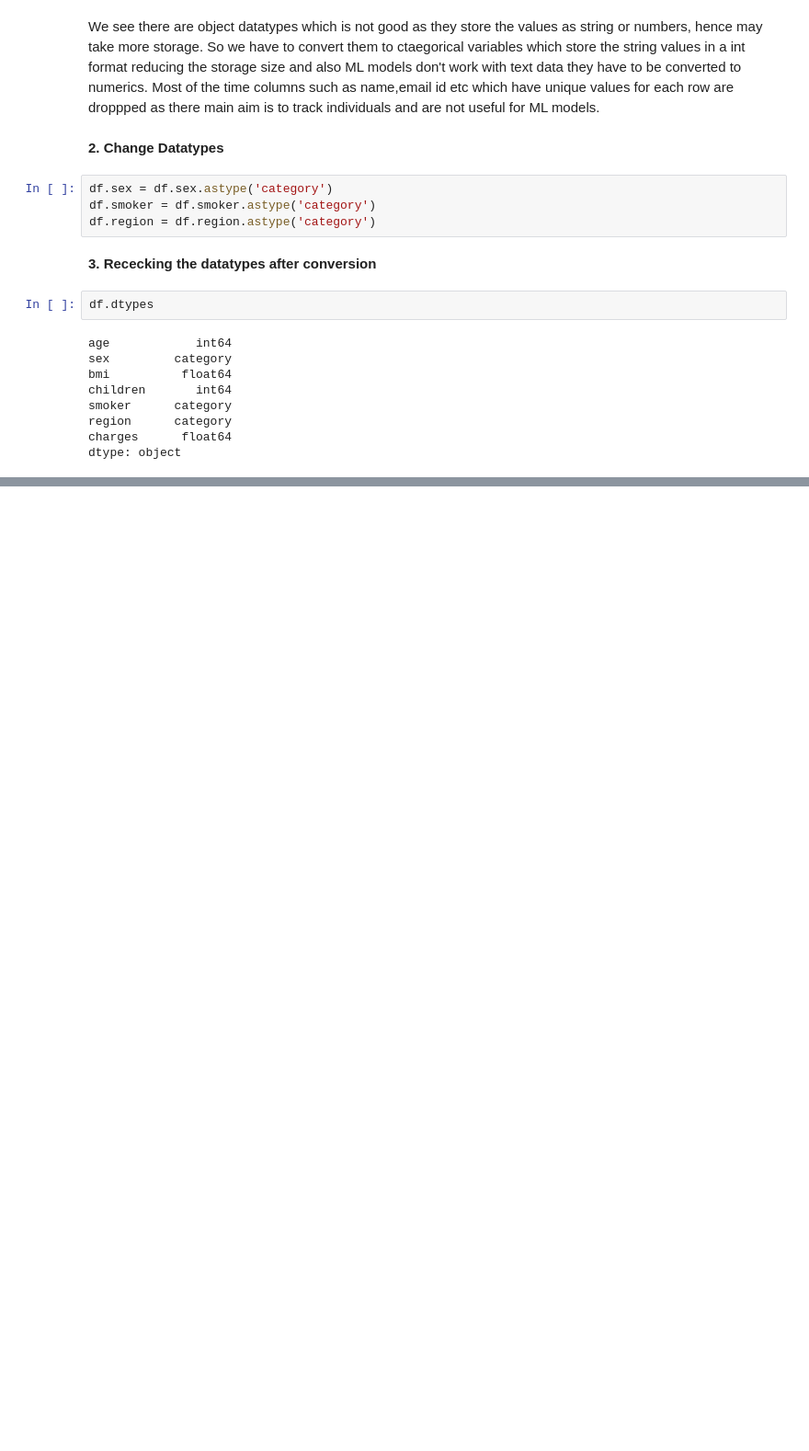
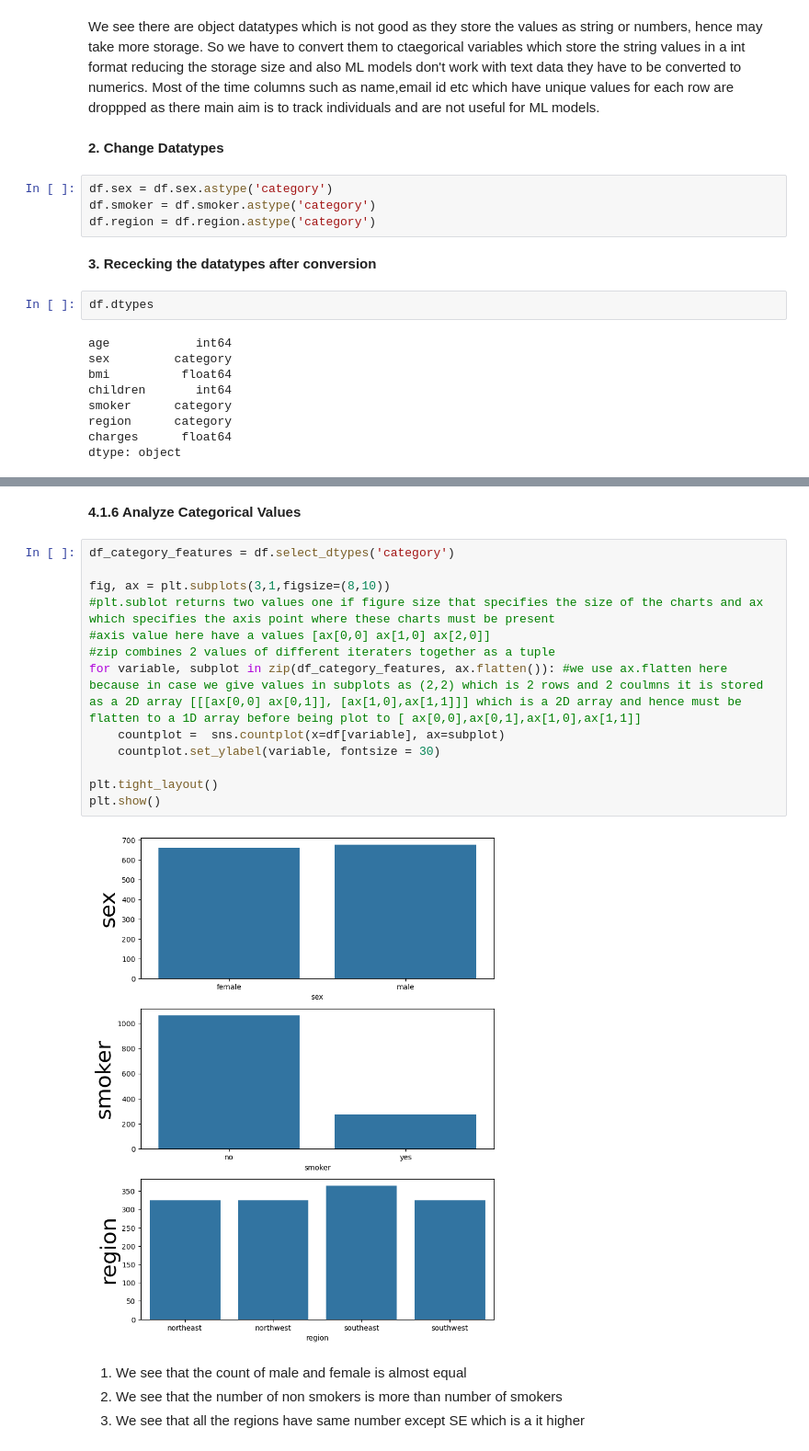
Before and after one commit to sawan13499/Health-Insurance-Case-Study, a Jupyter notebook: Health_Insurance_Case_Study_Practice.ipynb, the cells around one changed output, grey strips where cells are left out. Shown at 92% size. Saved outputs shown, nothing was run; the diff lists cells and outputs as text; blank space fills up the shorter version.

```diff
--- a/Health_Insurance_Case_Study_Practice.ipynb
+++ b/Health_Insurance_Case_Study_Practice.ipynb
@@ -147,0 +265,21 @@ dtype: object
+# %% [markdown]
+**4.1.6 Analyze Categorical Values**
+# %%
+df_category_features = df.select_dtypes('category')
+
+fig, ax = plt.subplots(3,1,figsize=(8,10))
+#plt.sublot returns two values one if figure size that specifies the size of the charts and ax which specifies the axis point where these charts must be present
+#axis value here have a values [ax[0,0] ax[1,0] ax[2,0]]
+#zip combines 2 values of different iteraters together as a tuple
+for variable, subplot in zip(df_category_features, ax.flatten()): #we use ax.flatten here because in case we give values in subplots as (2,2) which is 2 rows and 2 coulmns it is stored as a 2D array [[[ax[0,0] ax[0,1]], [ax[1,0],ax[1,1]]] which is a 2D array and hence must be flatten to a 1D array before being plot to [ ax[0,0],ax[0,1],ax[1,0],ax[1,1]]
+    countplot =  sns.countplot(x=df[variable], ax=subplot)
+    countplot.set_ylabel(variable, fontsize = 30)
+
+plt.tight_layout()
+plt.show()
+# %% [output]
+[figure, added]
+# %% [markdown]
+1. We see that the count of male and female is almost equal
+2. We see that the number of non smokers is more than number of smokers
+3. We see that all the regions have same number except SE which is a it higher
```
Also changed, not shown: parts of 24 cells of this notebook.
